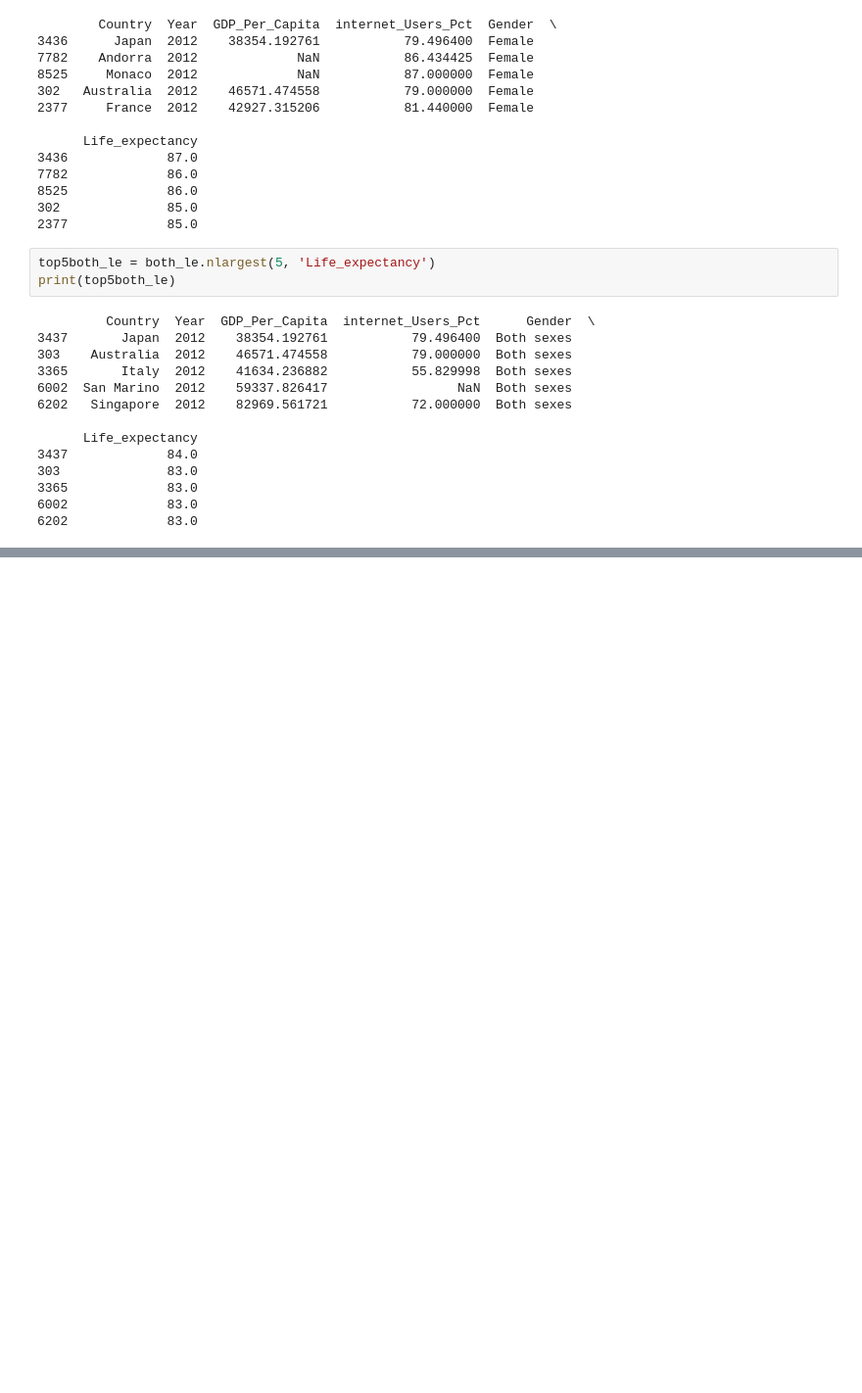
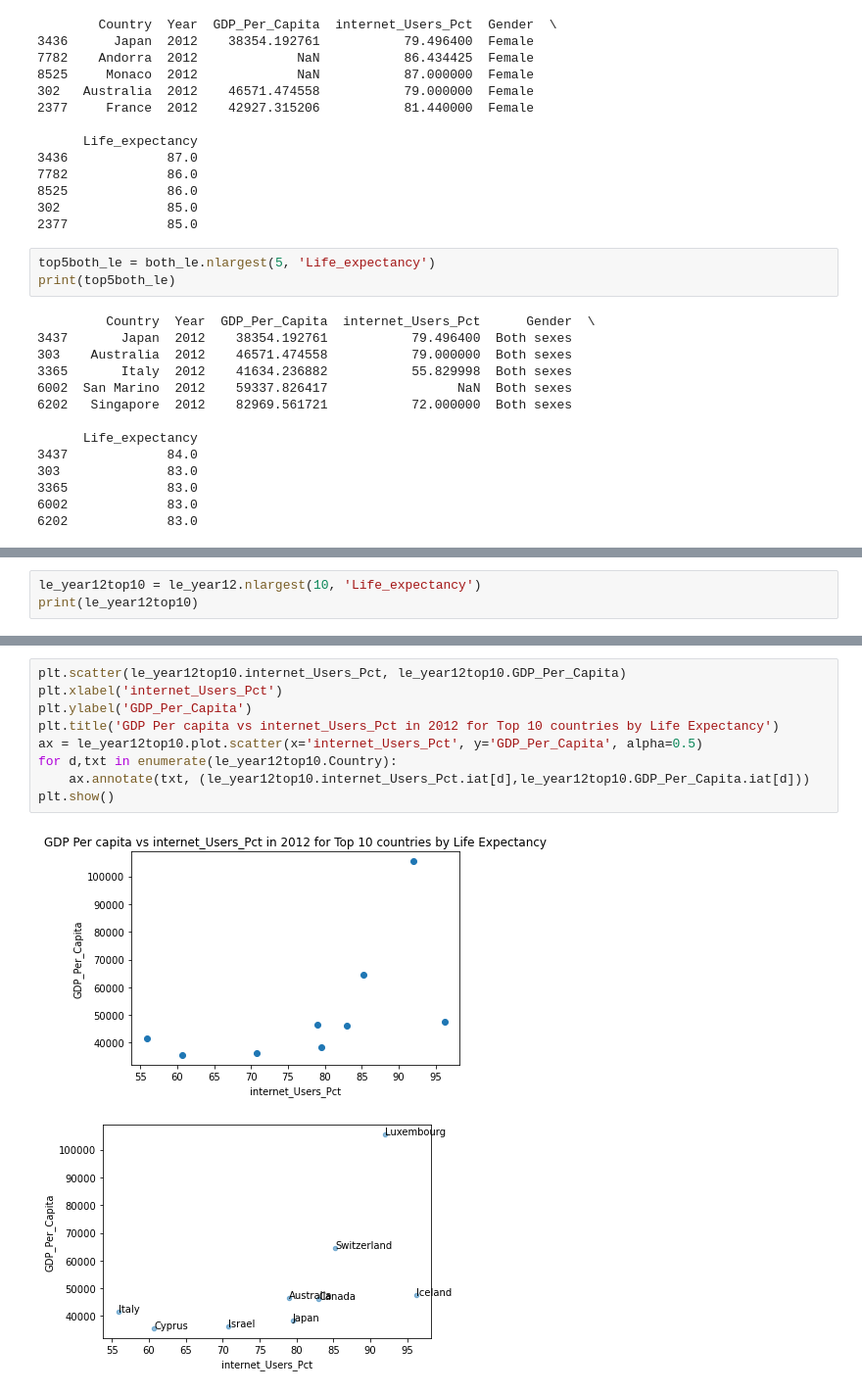
Before and after one commit to Mackeyk88/gdp-and-internet-usage-python, a Jupyter notebook: Notebook/Python1.ipynb, the cells around one changed output, grey strips where cells are left out. Shown at 98% size. Cells and saved outputs as stored; diff of their text form; blank space fills up the shorter version.

```diff
--- a/Notebook/Python1.ipynb
+++ b/Notebook/Python1.ipynb
@@ -718,0 +752,3 @@ print(top5both_le)
+# %%
+le_year12top10 = le_year12.nlargest(10, 'Life_expectancy')
+print(le_year12top10)
@@ -718,0 +773,12 @@ print(top5both_le)
+# %%
+plt.scatter(le_year12top10.internet_Users_Pct, le_year12top10.GDP_Per_Capita)
+plt.xlabel('internet_Users_Pct')
+plt.ylabel('GDP_Per_Capita')
+plt.title('GDP Per capita vs internet_Users_Pct in 2012 for Top 10 countries by Life Expectancy')
+ax = le_year12top10.plot.scatter(x='internet_Users_Pct', y='GDP_Per_Capita', alpha=0.5)
+for d,txt in enumerate(le_year12top10.Country):
+    ax.annotate(txt, (le_year12top10.internet_Users_Pct.iat[d],le_year12top10.GDP_Per_Capita.iat[d]))
+plt.show()
+# %% [output]
+[figure, added]
+[figure, added]
```
Also changed, not shown: parts of 4 cells of this notebook.
